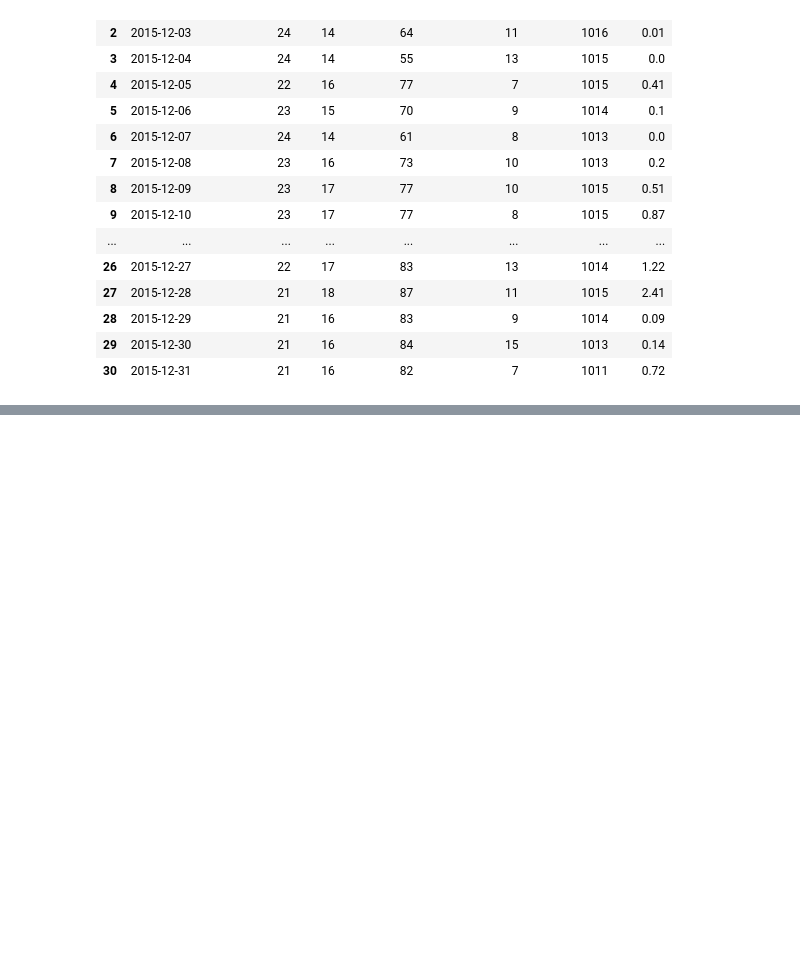
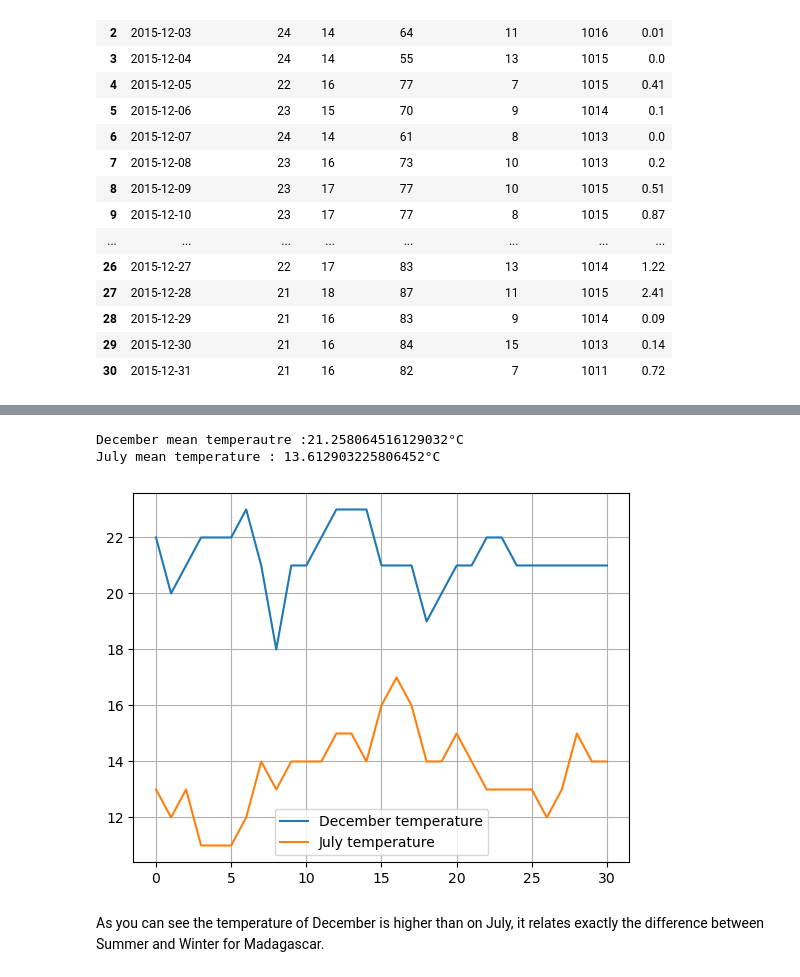
Before and after one commit to dinasdata/annual_data_scraping, a Jupyter notebook: notebook.ipynb, the cells around one changed output, grey strips where cells are left out. Cells and saved outputs as stored; diff of their text form; code cells hidden in the pictures; blank space fills up the shorter version.

```diff
--- a/notebook.ipynb
+++ b/notebook.ipynb
@@ -112,0 +118,17 @@ daily_scrap("antananarivo","december","2015")
+# %%
+december = daily_scrap("antananarivo","december","2010")
+july = daily_scrap("antananarivo","july","2010")
+t1 = december["temperature[°C]"].astype("int64")
+t2 = july["temperature[°C]"].astype("int64")
+plt.grid()
+plt.plot(np.arange(len(t1)),t1,label = "December temperature")
+plt.plot(np.arange(len(t2)),t2,label = "July temperature")
+plt.legend(loc = "lower center")
+print(f"December mean temperautre :{np.mean(t1)}°C")
+print(f"July mean temperature : {np.mean(t2)}°C")
+# %% [output]
+December mean temperautre :21.258064516129032°C
+July mean temperature : 13.612903225806452°C
+[figure, added]
+# %% [markdown]
+As you can see the temperature of December is higher than on July, it relates exactly the difference between  Summer and Winter for Madagascar.
```
Also changed, not shown: parts of 2 cells of this notebook, 4 other files.
